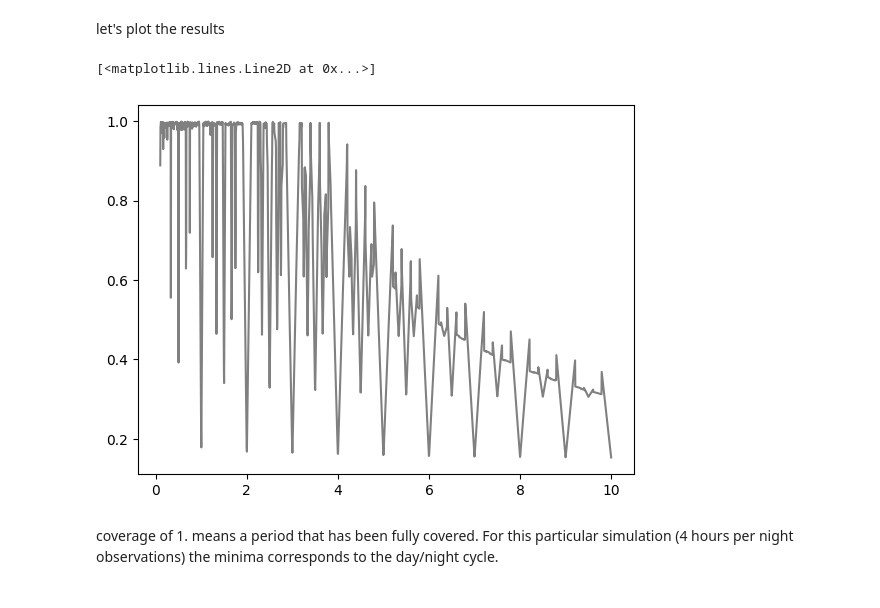
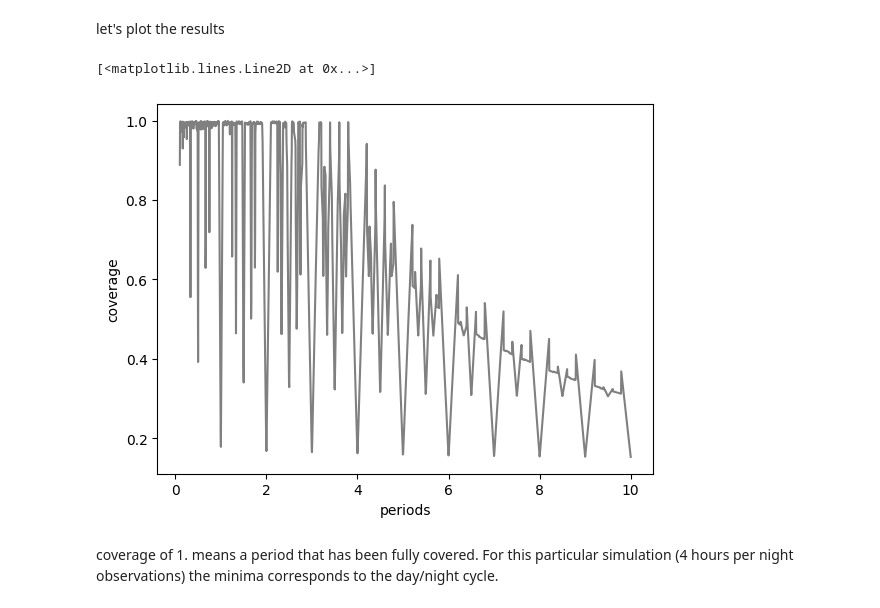
Before and after one commit to lgrcia/nightshift, a Jupyter notebook: docs/ipynb/coverage.ipynb, the cells around one changed output. Drawn from its saved outputs; the diff is of its cells as text; code cells hidden in the pictures.

```diff
--- a/docs/ipynb/coverage.ipynb
+++ b/docs/ipynb/coverage.ipynb
@@ -29,10 +29,11 @@ let's plot the results
 # %%
 import matplotlib.pyplot as plt
 
+plt.subplot(111, xlabel="periods", ylabel="coverage")
 plt.plot(periods, covered, c="0.5")
 # %% [output]
 [<matplotlib.lines.Line2D at 0x...>]
-[figure, old version]
+[figure, new version]
 # %% [markdown]
 coverage of 1. means a period that has been fully covered. For this particular simulation (4 hours per night observations) the minima corresponds to the day/night cycle.
 # %% [markdown]
```
Also changed, not shown: 1 other file.
